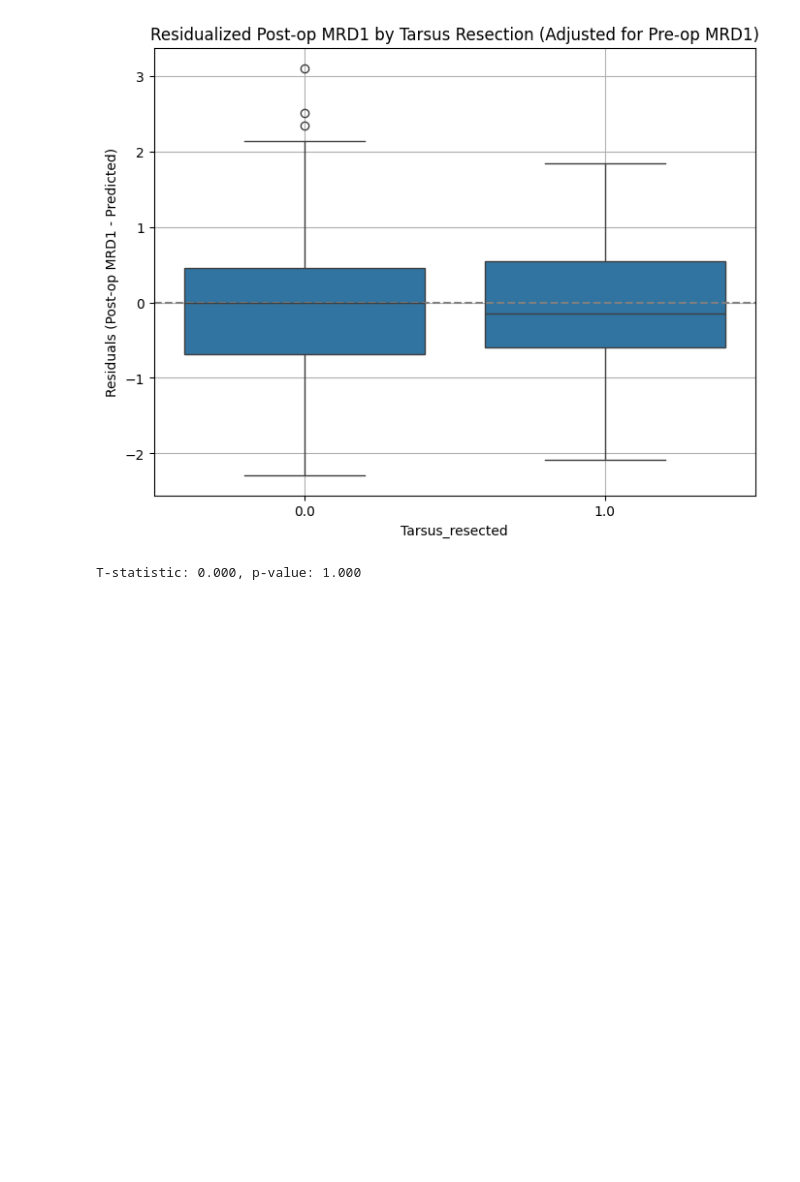
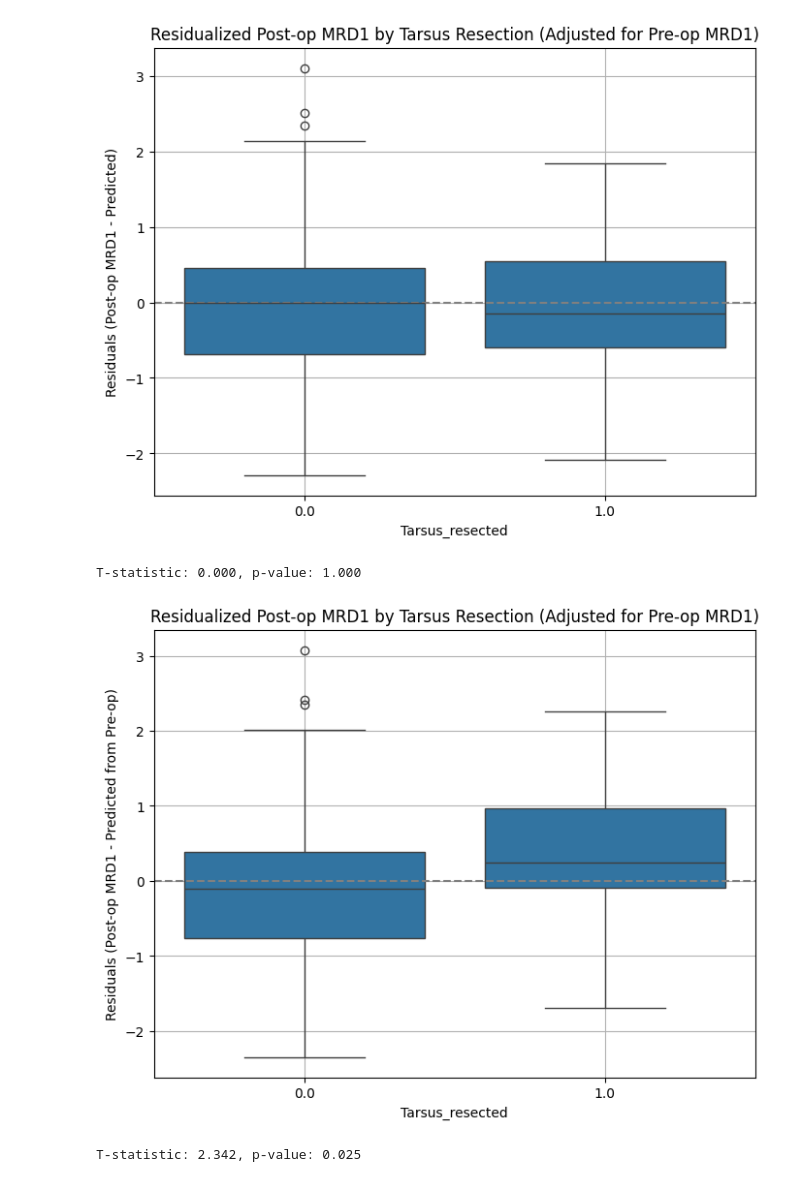
Before and after one commit to ChinmayVar/stats141_project, a Jupyter notebook: additional_analysis.ipynb, the cells around one changed output. Cells and saved outputs as stored; diff of their text form; code cells hidden in the pictures; blank space fills up the shorter version.

```diff
--- a/additional_analysis.ipynb
+++ b/additional_analysis.ipynb
@@ -208,3 +208,32 @@ t_stat, p_val = ttest_ind(resid_yes, resid_no, equal_var=False)
 print(f"T-statistic: {t_stat:.3f}, p-value: {p_val:.3f}")
 # %% [output]
 T-statistic: 0.000, p-value: 1.000
+# %%
+# Step 1: Fit model with only Pre-op MRD1
+model_preop_only = smf.ols(
+    'Q("Most recent Post Op MRD1") ~ Q("Preop_MRD1")',
+    data=df
+).fit()
+
+# Step 2: Get residuals = adjusted post-op values (remove pre-op influence)
+df.loc[:, 'resid_postop'] = model_preop_only.resid
+
+# Step 3: Plot residuals by Tarsus group
+plt.figure(figsize=(8, 6))
+sns.boxplot(x='Tarsus_resected', y='resid_postop', data=df)
+plt.axhline(0, linestyle='--', color='gray')
+plt.title('Residualized Post-op MRD1 by Tarsus Resection (Adjusted for Pre-op MRD1)')
+plt.ylabel('Residuals (Post-op MRD1 - Predicted from Pre-op)')
+plt.grid(True)
+plt.show()
+
+# Step 4: Statistically test for difference
+from scipy.stats import ttest_ind
+
+group1 = df[df['Tarsus_resected'] == 1]['resid_postop'].dropna()
+group0 = df[df['Tarsus_resected'] == 0]['resid_postop'].dropna()
+t_stat, p_val = ttest_ind(group1, group0, equal_var=False)
+print(f"T-statistic: {t_stat:.3f}, p-value: {p_val:.3f}")
+# %% [output]
+[figure, added]
+T-statistic: 2.342, p-value: 0.025
```
Also changed, not shown: parts of 4 cells of this notebook.
